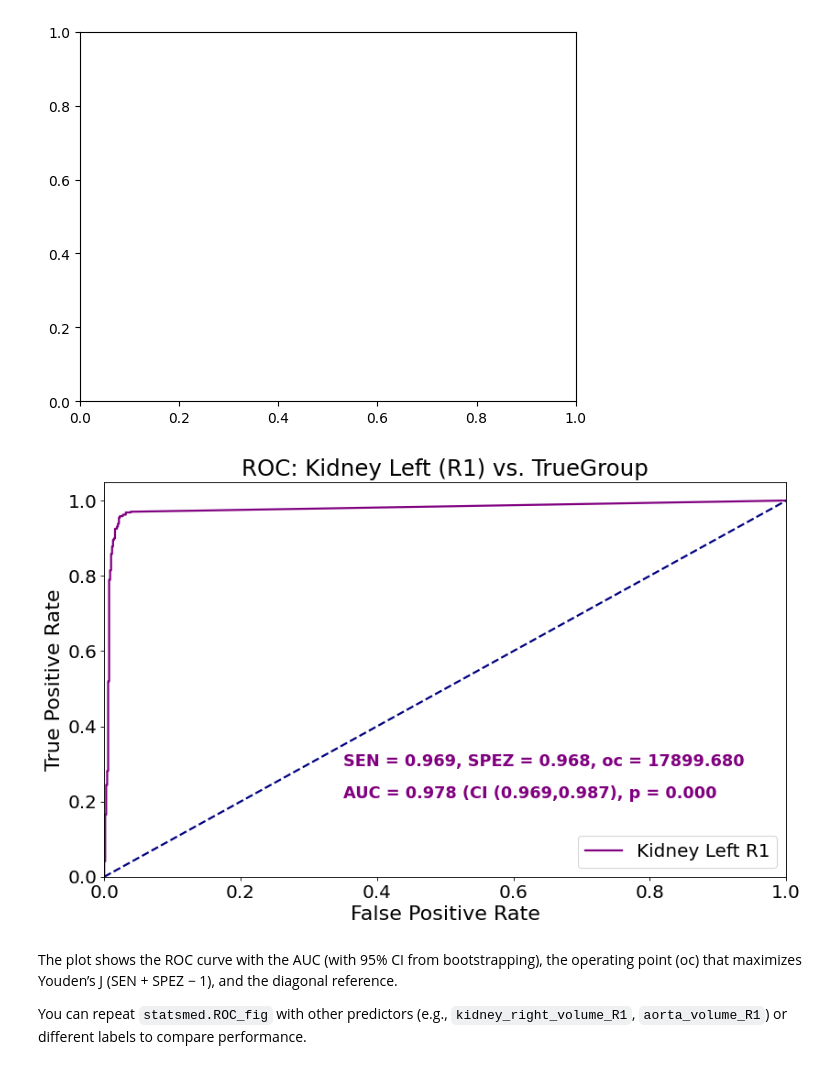
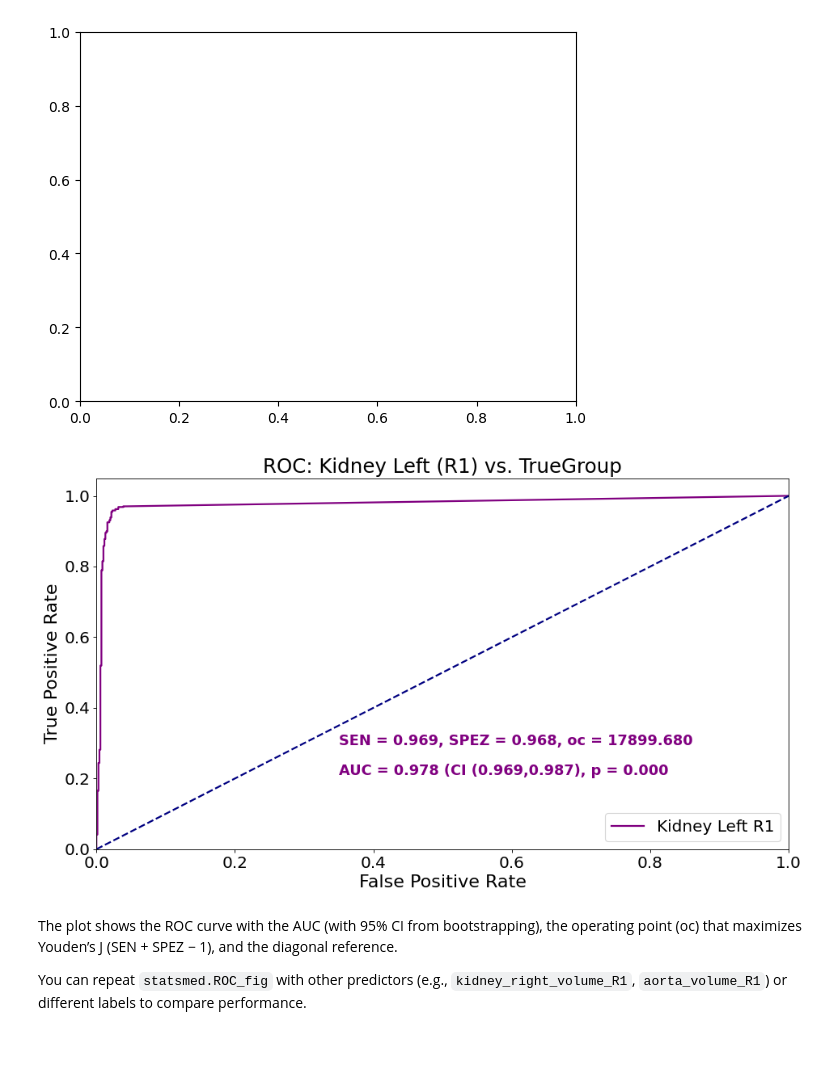
Before and after one commit to segemart/statsmed, a Jupyter notebook: examples/example7/ROC-Curves.ipynb, the cells around one changed output. Drawn from its saved outputs; the diff is of its cells as text; code cells hidden in the pictures.

```diff
--- a/examples/example7/ROC-Curves.ipynb
+++ b/examples/example7/ROC-Curves.ipynb
@@ -23,13 +23,15 @@ data['TrueGroup'] = (data['kidney_right_volume_R2'] > np.mean(data['kidney_right
 # %%
 
 
 fig=plt.figure(figsize=(12, 7),dpi = 80)
 fig.subplots_adjust(hspace = .3)
 ax=fig.add_subplot(1,1,1)
 # Example ROC: predictor is left kidney volume from reader 1
 statsmed.ROC_fig(data['TrueGroup'].to_numpy(), data['kidney_left_volume_R1'].to_numpy(), 1, 1000, 'Kidney Left R1', ax, title='ROC: Kidney Left (R1) vs. TrueGroup')
+plt.tight_layout()
+plt.savefig('ROCurve.png', transparent=False)
 # %% [output]
-[figure, old version]
+[figure, new version]
 # %% [markdown]
 The plot shows the ROC curve with the AUC (with 95% CI from bootstrapping), the operating point (oc) that maximizes Youden’s J (SEN + SPEZ − 1), and the diagonal reference.
 
```
Also changed, not shown: 2 other files.
